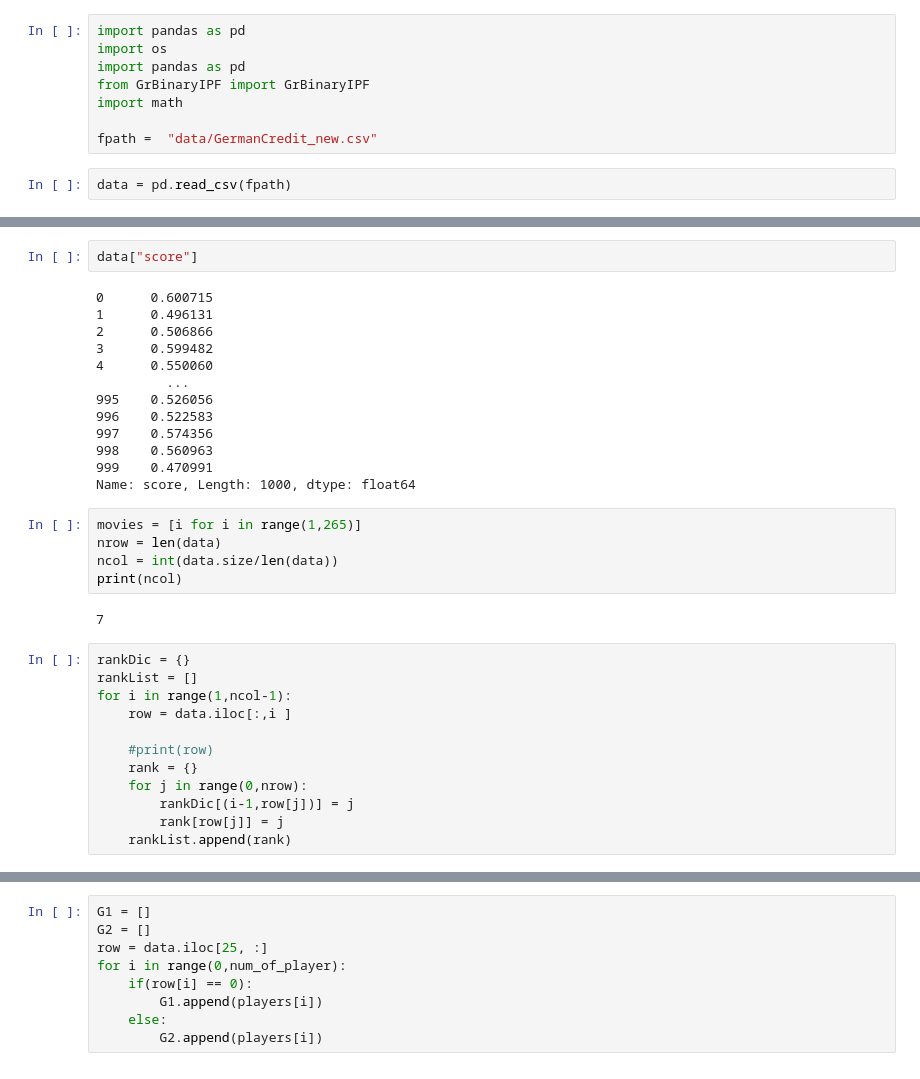
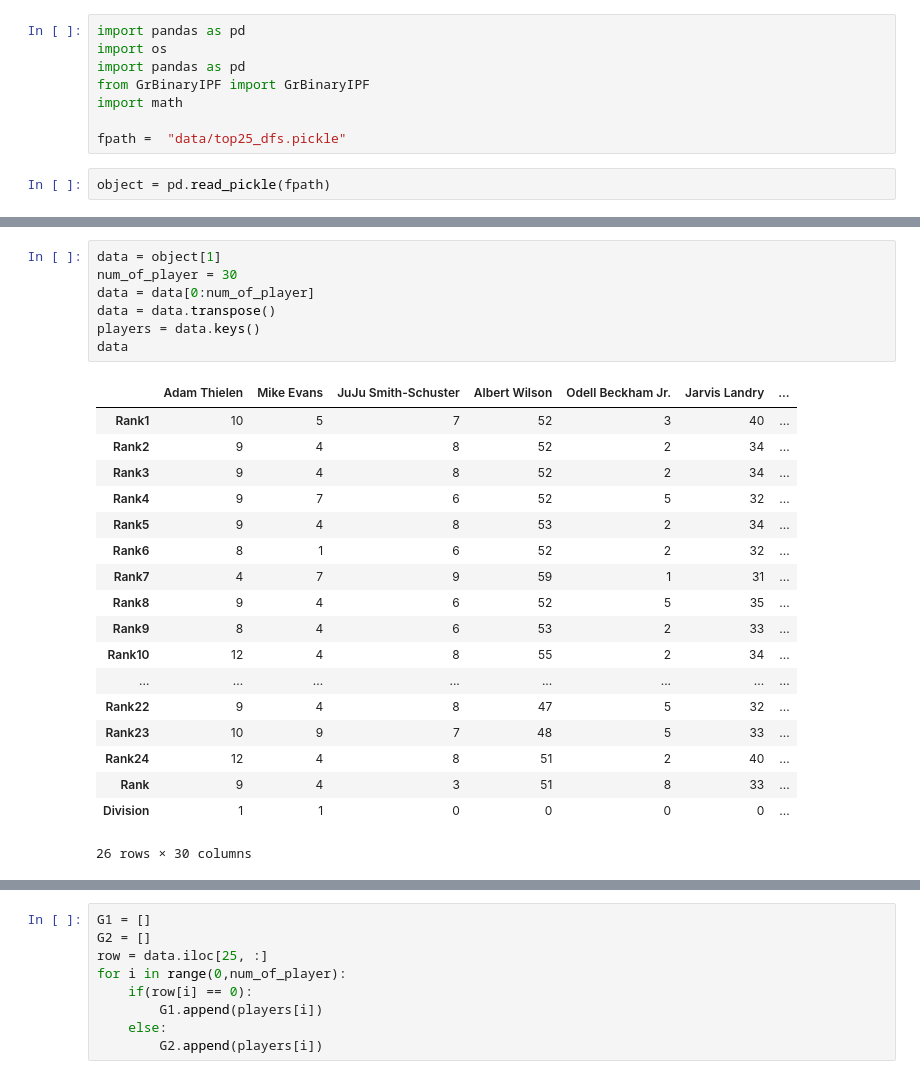
Before and after one commit to MdMouinulIslam/RankAggregationProportionate, a Jupyter notebook: graphs/Fig_3a_plot.ipynb, the cells around one changed output, grey strips where cells are left out. Drawn from its saved outputs; the diff is of its cells as text.

```diff
--- a/graphs/Fig_3a_plot.ipynb
+++ b/graphs/Fig_3a_plot.ipynb
@@ -5,6 +5,6 @@ import pandas as pd
 from GrBinaryIPF import GrBinaryIPF
 import math
 
-fpath =  "data/GermanCredit_new.csv"
+fpath =  "data/top25_dfs.pickle"
 # %%
-data = pd.read_csv(fpath)
+object = pd.read_pickle(fpath)
@@ -20,34 +11,26 @@ data.head()
-# %%
-data["score"]
-# %% [output]
-0      0.600715
-1      0.496131
-2      0.506866
-3      0.599482
-4      0.550060
-         ...
-995    0.526056
-996    0.522583
-997    0.574356
-998    0.560963
-999    0.470991
-Name: score, Length: 1000, dtype: float64
-# %%
-movies = [i for i in range(1,265)]
-nrow = len(data)
-ncol = int(data.size/len(data))
-print(ncol)
-# %% [output]
-7
-# %%
-rankDic = {}
-rankList = []
-for i in range(1,ncol-1):
-    row = data.iloc[:,i ]
-
-    #print(row)
-    rank = {}
-    for j in range(0,nrow):
-        rankDic[(i-1,row[j])] = j
-        rank[row[j]] = j
-    rankList.append(rank)
+# %%
+data = object[1]
+num_of_player = 30
+data = data[0:num_of_player]
+data = data.transpose()
+players = data.keys()
+data
+# %% [output]
+|  | Adam Thielen | Mike Evans | JuJu Smith-Schuster | Albert Wilson | Odell Beckham Jr. | Jarvis Landry | ... |
+| Rank1 | 10 | 5 | 7 | 52 | 3 | 40 | ... |
+| Rank2 | 9 | 4 | 8 | 52 | 2 | 34 | ... |
+| Rank3 | 9 | 4 | 8 | 52 | 2 | 34 | ... |
+| Rank4 | 9 | 7 | 6 | 52 | 5 | 32 | ... |
+| Rank5 | 9 | 4 | 8 | 53 | 2 | 34 | ... |
+| Rank6 | 8 | 1 | 6 | 52 | 2 | 32 | ... |
+| Rank7 | 4 | 7 | 9 | 59 | 1 | 31 | ... |
+| Rank8 | 9 | 4 | 6 | 52 | 5 | 35 | ... |
+| Rank9 | 8 | 4 | 6 | 53 | 2 | 33 | ... |
+| Rank10 | 12 | 4 | 8 | 55 | 2 | 34 | ... |
+| ... | ... | ... | ... | ... | ... | ... | ... |
+| Rank22 | 9 | 4 | 8 | 47 | 5 | 32 | ... |
+| Rank23 | 10 | 9 | 7 | 48 | 5 | 33 | ... |
+| Rank24 | 12 | 4 | 8 | 51 | 2 | 40 | ... |
+| Rank | 9 | 4 | 3 | 51 | 8 | 33 | ... |
+| Division | 1 | 1 | 0 | 0 | 0 | 0 | ... |
+26 rows × 30 columns
```
Also changed, not shown: parts of 6 cells of this notebook.
